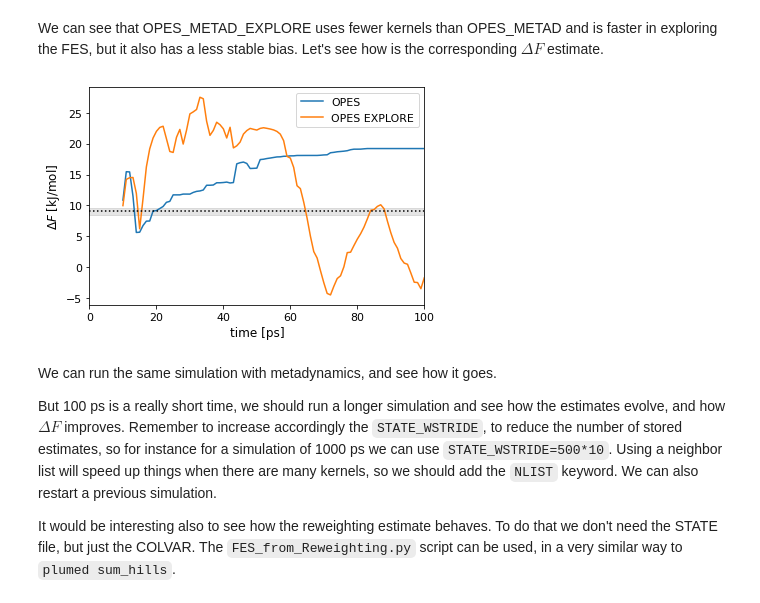
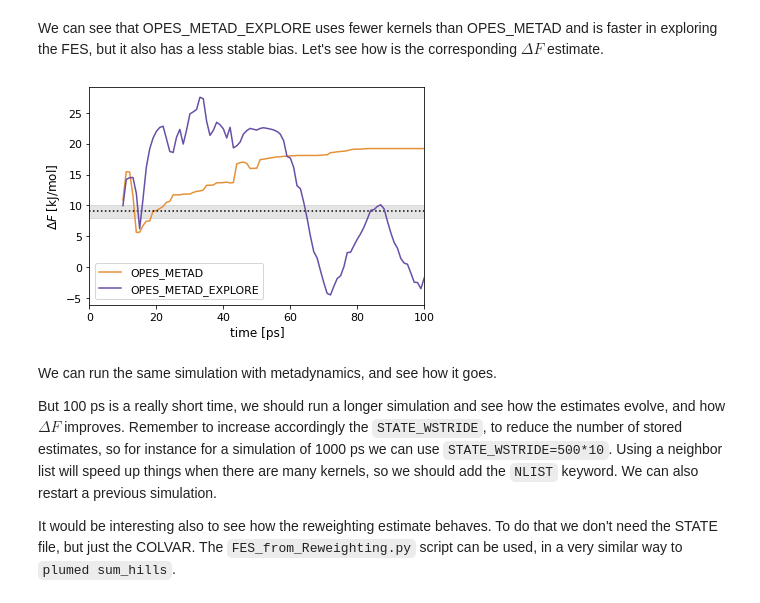
Before and after one commit to invemichele/masterclass-22-03, a Jupyter notebook: notebooks/2-opes_metad.ipynb, the cells around one changed output. Cells and saved outputs as stored; diff of their text form; code cells hidden in the pictures.

```diff
--- a/notebooks/2-opes_metad.ipynb
+++ b/notebooks/2-opes_metad.ipynb
@@ -305,7 +331,7 @@ def load_states(filename):
     times = np.unique(all_kernels[:,0])
     return all_kernels, scale, times
 
-kernels_opes, _, times = load_states(folder_%'opes'+'STATE')
+kernels_opes, _, time = load_states(folder_%'opes'+'STATE')
 kernels_expl, gamma, _ = load_states(folder_%'explore'+'STATE')
 
 def load_fes(method, tot, fes_folder=folder_+'fes_running/', state_filename=folder_+'STATE'):
@@ -326,8 +352,8 @@ def load_fes(method, tot, fes_folder=folder_+'fes_running/', state_filename=fold
         print(f'loading FES files... {(i+1)/tot:.0%}  ', end='\r')
     return X.reshape(nbins,nbins), fes
 
-X, fes_opes = load_fes('opes', len(times))
-_, fes_expl = load_fes('explore', len(times))
+X, fes_opes = load_fes('opes', len(time))
+_, fes_expl = load_fes('explore', len(time))
 # %% [output]
 loading FES files... 100%
 # %%
@@ -367,20 +393,14 @@ We can see that OPES_METAD_EXPLORE uses fewer kernels than OPES_METAD and is fas
 # %%
 deltaF_opes = np.array([calcDeltaF(fes, X<0, kbt=KBT) for fes in fes_opes])
 deltaF_expl = np.array([calcDeltaF(fes, X<0, kbt=KBT) for fes in fes_expl])
 # deltaF_metad = np.array([calcDeltaF(fes, X<0) for fes in fes_metad])
 
-plt.plot(times, deltaF_opes, label='OPES')
-plt.plot(times, deltaF_expl, label='OPES EXPLORE')
-# plt.plot(times, deltaF_metad, label='METAD')
-plt.axhline(DF, ls=':', color='black')
-plt.axhspan(DF-.5, DF+.5, alpha=.1, color='black')
-plt.xlim(0, times[-1])
-plt.xlabel('time [ps]')
-plt.ylabel('$\Delta F$ [kJ/mol]')
+plot_deltaF(time, deltaF_opes, color=colors['opes'], label=labels['opes'], reference=True)
+plot_deltaF(time, deltaF_expl, color=colors['explore'], label=labels['explore'])
 plt.legend()
 plt.show()
 # %% [output]
-[figure, old version]
+[figure, new version]
 # %% [markdown]
 We can run the same simulation with metadynamics, and see how it goes.
 
```
Also changed, not shown: parts of 13 cells of this notebook, 8 other files.
